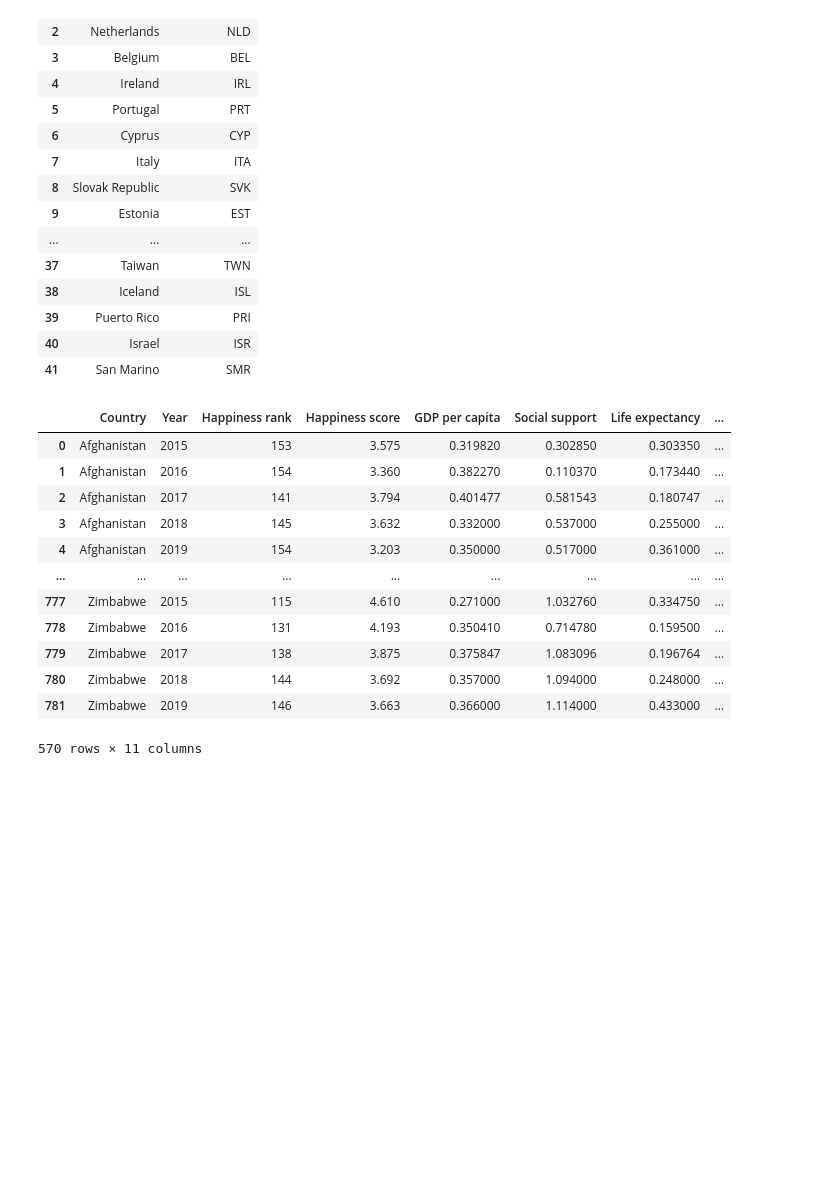
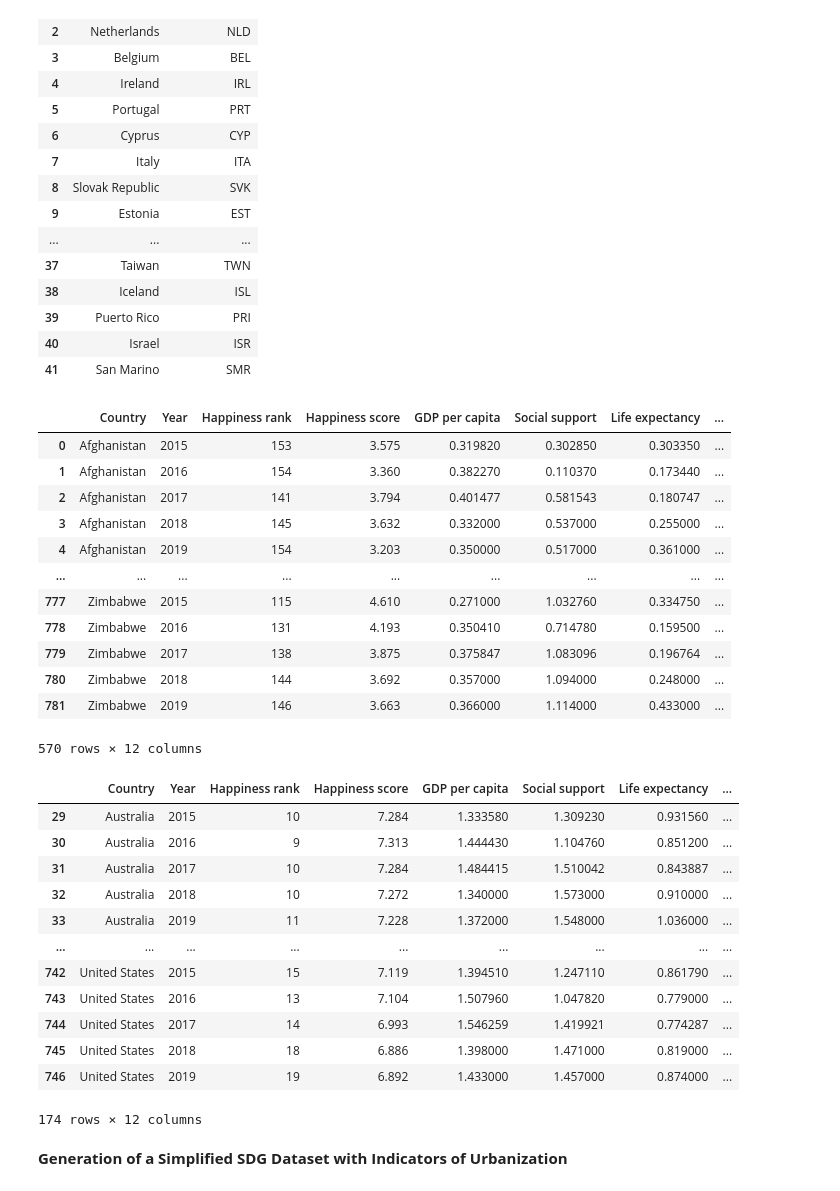
Before and after one commit to bianyuanop/WorldHappinessAnalysis, a Jupyter notebook: preprocessing_all_datasets.ipynb, the cells around one changed output. Cells and saved outputs as stored; diff of their text form; code cells hidden in the pictures; blank space fills up the shorter version.

Commit message:
Resolve Happiness Report inconsistencies, and create merged SDG and World Happiness datasets for developing and developed countries

```diff
--- a/preprocessing_all_datasets.ipynb
+++ b/preprocessing_all_datasets.ipynb
@@ -4,3 +4,17 @@ import numpy as np
 import pycountry
 # %% [markdown]
 **Generation of a Merged World Happiness Dataset (2016-2019)**
+# %%
+# Column names of the merged datasets
+
+COUNTRY = 'Country'
+YEAR = 'Year'
+HAPPINESS_RANK = 'Happiness rank'
+HAPPINESS_SCORE = 'Happiness score'
+GDP_PER_CAPITA = 'GDP per capita'
+SOCIAL_SUPPORT = 'Social support'
+HEALTH = 'Life expectancy'
+FREEDOM = 'Freedom'
+CORRUPTION = 'Perceptions of corruption'
+GENEROSITY = 'Generosity'
+DYSTOPIA_RESIDUAL = 'Dystopia residual'
@@ -159,11 +183,11 @@ developed_countries
 | 40 | Israel | ISR |
 | 41 | San Marino | SMR |
 # %%
-developing_countries = merged_world_happiness_dataset[~merged_world_happiness_dataset['Country code'].isin(
+developing_countries_df = merged_world_happiness_dataset[~merged_world_happiness_dataset['Country code'].isin(
     list(developed_countries['Country code']
 ))]
 
-developing_countries
+developing_countries_df
 # %% [output]
 |  | Country | Year | Happiness rank | Happiness score | GDP per capita | Social support | Life expectancy | ... |
 | 0 | Afghanistan | 2015 | 153 | 3.575 | 0.319820 | 0.302850 | 0.303350 | ... |
@@ -177,4 +201,26 @@ developing_countries
 | 779 | Zimbabwe | 2017 | 138 | 3.875 | 0.375847 | 1.083096 | 0.196764 | ... |
 | 780 | Zimbabwe | 2018 | 144 | 3.692 | 0.357000 | 1.094000 | 0.248000 | ... |
 | 781 | Zimbabwe | 2019 | 146 | 3.663 | 0.366000 | 1.114000 | 0.433000 | ... |
-570 rows × 11 columns
+570 rows × 12 columns
+# %%
+developed_countries_df = merged_world_happiness_dataset[merged_world_happiness_dataset['Country code'].isin(
+    list(developed_countries['Country code']
+))]
+
+developed_countries_df
+# %% [output]
+|  | Country | Year | Happiness rank | Happiness score | GDP per capita | Social support | Life expectancy | ... |
+| 29 | Australia | 2015 | 10 | 7.284 | 1.333580 | 1.309230 | 0.931560 | ... |
+| 30 | Australia | 2016 | 9 | 7.313 | 1.444430 | 1.104760 | 0.851200 | ... |
+| 31 | Australia | 2017 | 10 | 7.284 | 1.484415 | 1.510042 | 0.843887 | ... |
+| 32 | Australia | 2018 | 10 | 7.272 | 1.340000 | 1.573000 | 0.910000 | ... |
+| 33 | Australia | 2019 | 11 | 7.228 | 1.372000 | 1.548000 | 1.036000 | ... |
+| ... | ... | ... | ... | ... | ... | ... | ... | ... |
+| 742 | United States | 2015 | 15 | 7.119 | 1.394510 | 1.247110 | 0.861790 | ... |
+| 743 | United States | 2016 | 13 | 7.104 | 1.507960 | 1.047820 | 0.779000 | ... |
+| 744 | United States | 2017 | 14 | 6.993 | 1.546259 | 1.419921 | 0.774287 | ... |
+| 745 | United States | 2018 | 18 | 6.886 | 1.398000 | 1.471000 | 0.819000 | ... |
+| 746 | United States | 2019 | 19 | 6.892 | 1.433000 | 1.457000 | 0.874000 | ... |
+174 rows × 12 columns
+# %% [markdown]
+**Generation of a Simplified SDG Dataset with Indicators of Urbanization**
```
Also changed, not shown: parts of 15 cells of this notebook.
